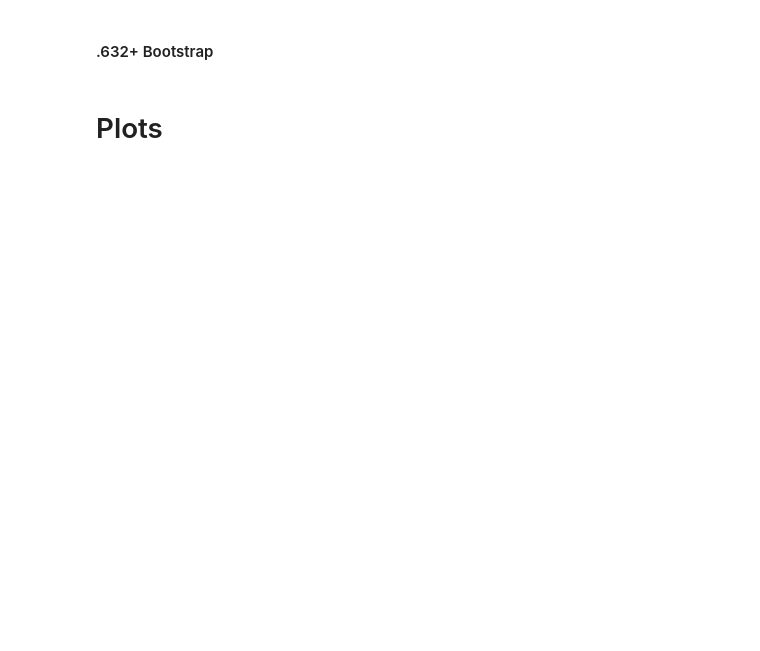
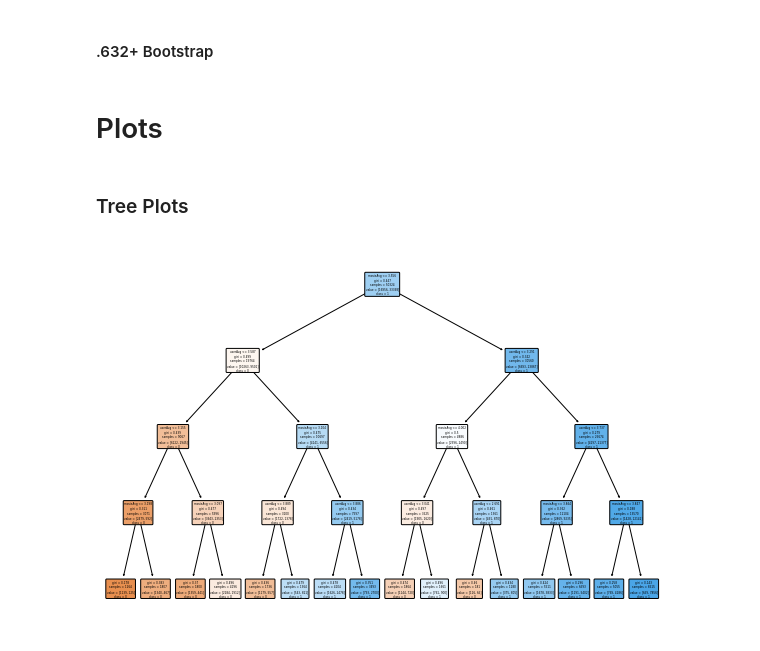
Before and after one commit to speters217/Movie_Recommendation, a Jupyter notebook: project.ipynb, the cells around one changed output. Saved outputs shown, nothing was run; the diff lists cells and outputs as text; code cells hidden in the pictures; blank space fills up the shorter version.

```diff
--- a/project.ipynb
+++ b/project.ipynb
@@ -705,6 +746,37 @@ print('95%% Confidence interval: [%.2f, %.2f]' % (lower, upper))
 """
 # %% [markdown]
 # Plots
+# %% [markdown]
+### Tree Plots
 # %%
-best_model = DecisionTreeClassifier(**gs.best_params_, random_state=123)
-best_model.fit(x_train,y_train)
+use_cols =['userId', 'movieId', 'userAvg', 'movieAvg', 'timestamp']
+
+x_train = copy.deepcopy(training_test[use_cols].to_numpy())
+
+y_train = copy.deepcopy(training_test[['rating']])
+y_train = np.ravel(y_train)
+y_train = pd.cut(y_train, bins=[0,3,5], labels=[0,1])
+
+x_test = copy.deepcopy(test_removed[use_cols].to_numpy())
+y_test = copy.deepcopy(test_removed['rating'])
+
+y_test = np.ravel(y_test)
+y_test = pd.cut(y_test, bins=[0,3,5], labels=[0,1]) # convert continuous to categorical
+
+# tree model w/ best parameters from tree section
+#{'criterion': 'gini', 'max_depth': 4}
+best_tree = DecisionTreeClassifier(max_depth=4, criterion='gini')
+best_tree.fit(x_train, y_train)
+
+plt.figure(figsize=(10, 7))
+
+plot_tree(best_tree,
+          filled=True,
+          rounded=True,
+          class_names=['0',
+                       '1'],
+          feature_names=training_test[use_cols].columns)
+
+plt.show()
+# %% [output]
+[figure, added]
```
Also changed, not shown: parts of 26 cells of this notebook, 9 other files.
